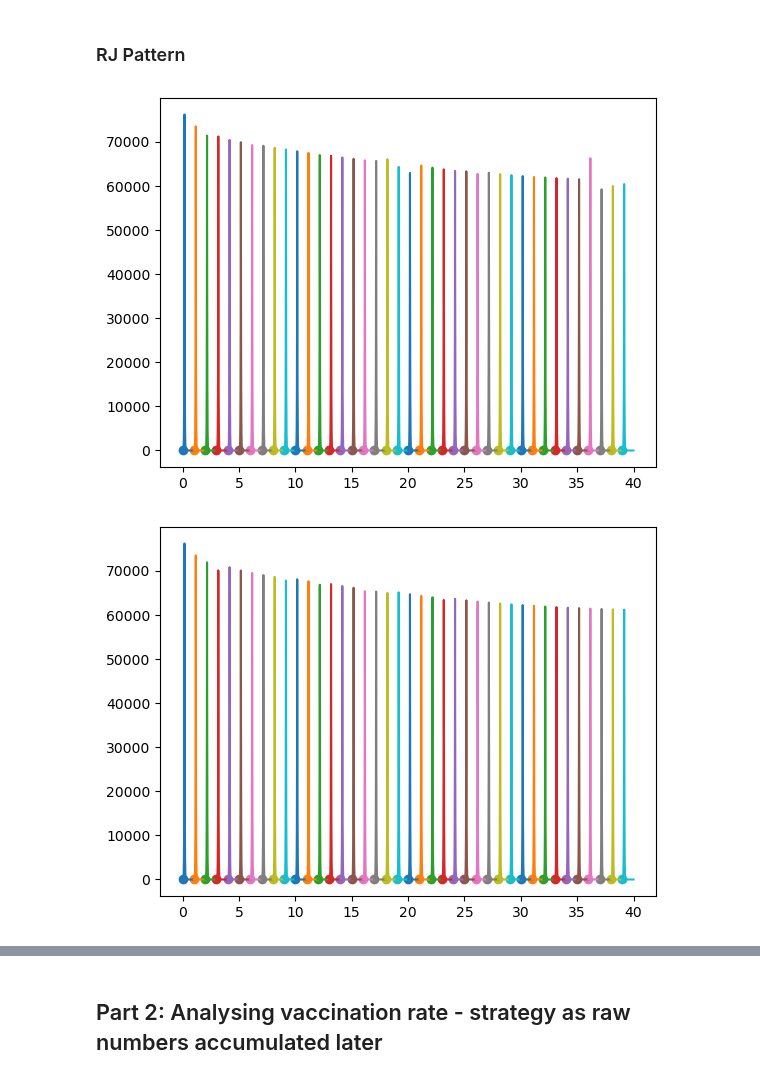
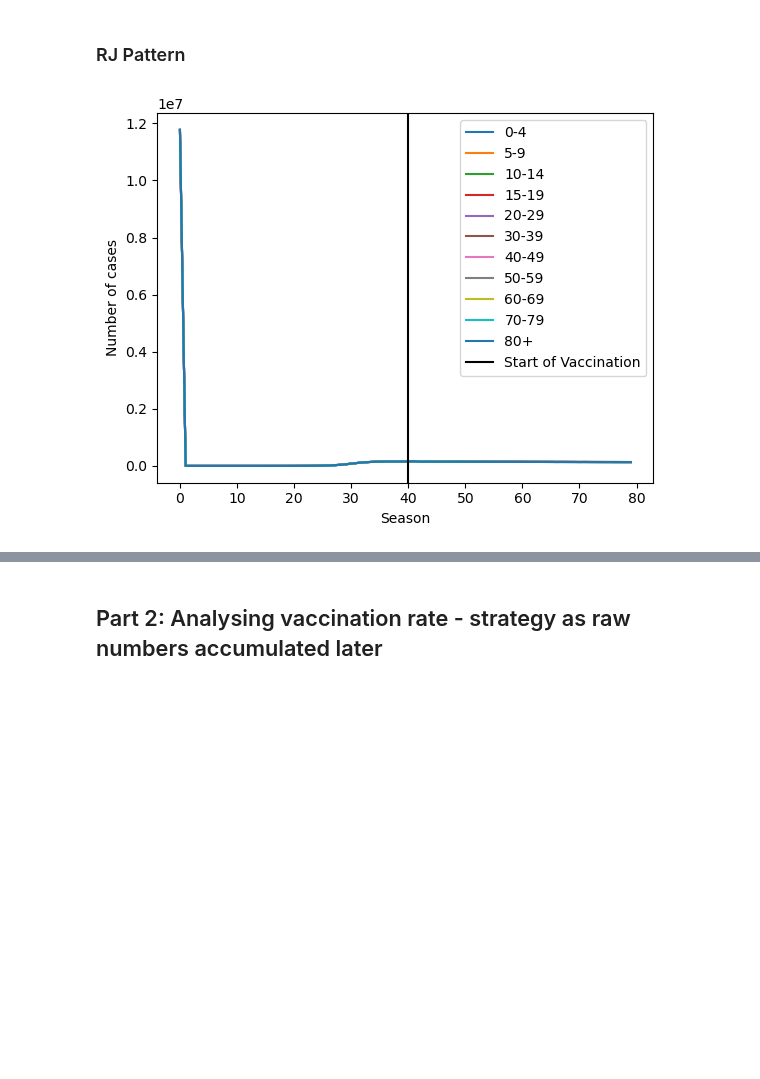
Before and after one commit to denisecammarota/vaccine-dengue-BR, a Jupyter notebook: Vaccine_Detailed_Model.ipynb, the cells around one changed output, grey strips where cells are left out. Drawn from its saved outputs; the diff is of its cells as text; code cells hidden in the pictures; blank space fills up the shorter version.

```diff
--- a/Vaccine_Detailed_Model.ipynb
+++ b/Vaccine_Detailed_Model.ipynb
@@ -48,6 +48,7 @@ def n_groups_seasonal_model_vaccine(y, t, N, pop, nu, beta_0,beta_aug,t_start,t_
     I = y[N:2*N]
     R = y[2*N:3*N]
     C = y[3*N:4*N]
+    V = y[4*N:5*N]
     beta = beta_step(beta_0,beta_aug,t_start,t_season,t_year,t)
     IT = sum(I) #total infected
     S = np.append(S,0)
@@ -58,11 +59,14 @@ def n_groups_seasonal_model_vaccine(y, t, N, pop, nu, beta_0,beta_aug,t_start,t_
     R = np.append(0,R)
     C = np.append(C,0)
     C = np.append(0,C)
+    V = np.append(V,0)
+    V = np.append(0,V)
     l_vec_2 = np.append(0,l_vec)
     l_vec_2 = l_vec_2[:-1]
-    dSdt = -beta*S[1:-1]*IT - mu_vec*S[1:-1] - l_vec*S[1:-1] + l_vec_2*S[:-2]
+    dSdt = -beta*S[1:-1]*IT - mu_vec*S[1:-1] - l_vec*S[1:-1] + l_vec_2*S[:-2] - r_vec*(S[1:-1]/(S[1:-1] + R[1:-1]))
     dIdt =  beta*S[1:-1]*IT - gamma*I[1:-1] - mu_vec*I[1:-1] - l_vec*I[1:-1] + l_vec_2*I[:-2]
-    dRdt =  gamma*I[1:-1] - mu_vec*R[1:-1] - l_vec*R[1:-1] + l_vec_2*R[:-2]
+    dRdt =  gamma*I[1:-1] - mu_vec*R[1:-1] - l_vec*R[1:-1] + l_vec_2*R[:-2] - r_vec*(R[1:-1]/(S[1:-1] + R[1:-1]))
     dSdt[0] = dSdt[0] + nu
     dCdt = beta*S[1:-1]*IT
-    return np.array([dSdt, dIdt, dRdt,dCdt]).flatten()
+    dVdt = r_vec - mu_vec*V[1:-1] - l_vec*V[1:-1] + l_vec_2*V[:-2]
+    return np.array([dSdt, dIdt, dRdt,dCdt, dVdt]).flatten()
@@ -79,5 +116,6 @@ def define_initial_condition():
     y0 = np.array([alpha1,alpha2,alpha3,alpha4,(alpha5*pop-1)/pop,alpha6,alpha7,alpha8,alpha9,alpha10,alpha11,
             0,   0,      0,     0,       1/pop,            0,    0,     0,     0,     0,      0,
             0,   0,      0,     0,       0,            0,    0,     0,     0,     0,      0,
-            0,   0,      0,     0,       1/pop,            0,    0,     0,     0,     0,      0])
+            0,   0,      0,     0,       1/pop,            0,    0,     0,     0,     0,      0,
+            0,   0,      0,     0,       0,            0,    0,     0,     0,     0,      0,])
     return y0
@@ -174,7 +221,7 @@ for i in range(N):
         ret = odeint(n_groups_seasonal_model_vaccine, y0, t_season_single, args=(N, pop, nu, beta_0,beta_aug,t_start,t_season,t_year, gamma, mu_vec, l_vec, np.zeros(N)))
         y0 = ret[-1,:].copy()
         y0 = modify_initial_condition(y0)
-        inf_total = pop*(ret[1:,33:] - ret[:-1,33:]).sum(axis = 1).sum()
+        inf_total = pop*(ret[1:,33:44] - ret[:-1,33:44]).sum(axis = 1).sum()
         inf_ano.append(inf_total)
         #plt.plot((t_season_single+season*365)/365,ret[:,N:2*N].sum(axis=1)*pop, label = season)
         #plt.scatter((season*365)/365,y0[N:2*N].sum())
@@ -187,14 +234,12 @@ for i in range(N):
     # after intervention
     #print('after intervention')
     r0_vec = np.zeros(11)
-    r0_vec[i] = (10000)
+    r0_vec[i] = ((10000)/365)*(1/pop)
     for season in np.arange(seasons):
         ret = odeint(n_groups_seasonal_model_vaccine, y0, t_season_single, args=(N, pop, nu, beta_0,beta_aug,t_start,t_season,t_year, gamma, mu_vec, l_vec, r0_vec))
         y0 = ret[-1,:].copy()
         y0 = modify_initial_condition(y0)
-        y0[:N] = (y0[:N]*pop - r0_vec)/pop
-        y0[2*N:3*N] = (y0[2*N:3*N]*pop + r0_vec)/pop
-        inf_total = pop*(ret[1:,33:] - ret[:-1,33:]).sum(axis = 1).sum()
+        inf_total = pop*(ret[1:,33:44] - ret[:-1,33:44]).sum(axis = 1).sum()
         inf_ano.append(inf_total)
         #plt.plot((t_season_single+season*365)/365,ret[:,N:2*N].sum(axis=1)*pop, label = season)
         #plt.scatter((season*365)/365,y0[N:2*N].sum())
@@ -240,7 +284,7 @@ for i in range(N):
 
     # before intervention
     #print('before intervention')
-    r0_vec = np.zeros(11)
+    r0_vec = np.zeros(N)
     y0 = define_initial_condition()
     for season in np.arange(seasons):
         ret = odeint(n_groups_seasonal_model_vaccine, y0, t_season_single, args=(N, pop, nu, beta_0,beta_aug,t_start,t_season,t_year, gamma, mu_vec, l_vec, np.zeros(N)))
@@ -253,48 +297,35 @@ for i in range(N):
         #if(season == 0):
             #plt.show()
     #plt.legend()
     #plt.show()
 
 
     # after intervention
     #print('after intervention')
     r0_vec = np.zeros(11)
-    r0_vec[i] = 10000
+    r0_vec[i] = ((10000)/365)*(1/pop)
     for season in np.arange(seasons):
         ret = odeint(n_groups_seasonal_model_vaccine, y0, t_season_single, args=(N, pop, nu, beta_0,beta_aug,t_start,t_season,t_year, gamma, mu_vec, l_vec, r0_vec))
         y0 = ret[-1,:].copy()
         y0 = modify_initial_condition(y0)
-        y0[:N] = (y0[:N]*pop - r0_vec)/pop
-        y0[2*N:3*N] = (y0[2*N:3*N]*pop + r0_vec)/pop
         inf_total = pop*(ret[1:,33:] - ret[:-1,33:]).sum(axis = 1).sum()
         inf_ano.append(inf_total)
-        plt.plot((t_season_single+season*365)/365,ret[:,N:2*N].sum(axis=1)*pop, label = season)
-        plt.scatter((season*365)/365,y0[N:2*N].sum())
+        #plt.plot((t_season_single+season*365)/365,ret[:,N:2*N].sum(axis=1)*pop, label = season)
+        #plt.scatter((season*365)/365,y0[N:2*N].sum())
         #if(season == 0):
             #plt.show()
     #plt.legend()
-    plt.show()
+    #plt.show()
 
     inf_str.append(inf_ano)
 
 faixas_etarias = ['0-4','5-9','10-14','15-19', '20-29', '30-39', '40-49', '50-59', '60-69', '70-79','80+']
 for i in range(N):
     plt.plot(inf_str[i], label = str(faixas_etarias[i]))
 plt.axvline(40,label = 'Start of Vaccination', color = 'k')
 plt.legend()
 plt.ylabel('Number of cases')
 plt.xlabel('Season')
 plt.show()
-
-faixas_etarias = ['0-4','5-9','10-14','15-19', '20-29', '30-39', '40-49', '50-59', '60-69', '70-79','80+']
-for i in range(11):
-    plt.plot(inf_str[i], label = str(faixas_etarias[i]))
-plt.axvline(40,label = 'Start of Vaccination', color = 'k')
-plt.legend()
-plt.ylabel('Number of cases')
-plt.xlabel('Season')
-plt.ylim((0,100000))
-plt.show()
 # %% [output]
-[figure, old version]
+[figure, new version]
-[figure, removed]
```
Also changed, not shown: parts of 31 cells of this notebook.
